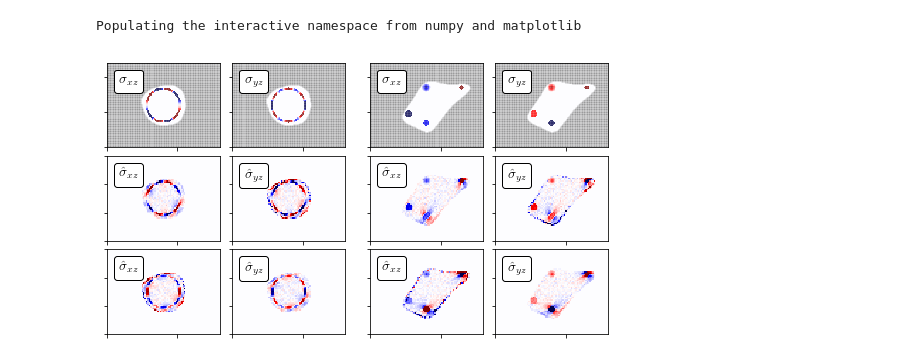
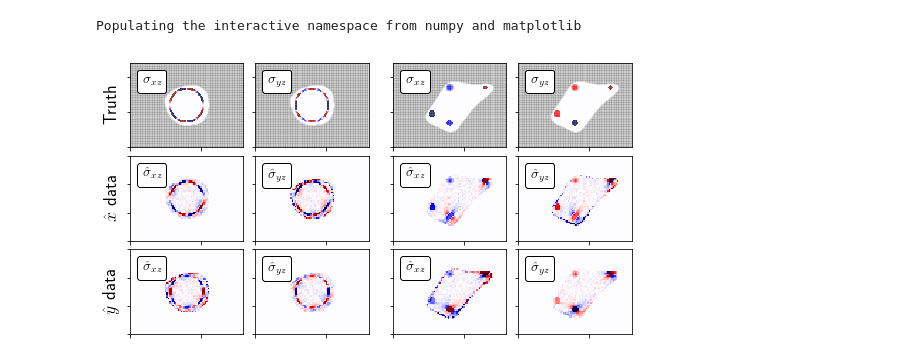
Before and after one commit to jcalifornia/tractionforce, a Jupyter notebook: paper/numerics/unidirectional.ipynb, the cells around one changed output. Drawn from its saved outputs; the diff is of its cells as text; code cells hidden in the pictures.

```diff
--- a/paper/numerics/unidirectional.ipynb
+++ b/paper/numerics/unidirectional.ipynb
@@ -399,31 +399,34 @@ for j in range(J):
                   prop=dict(size=14), frameon=True,
                   loc=2,
                   )
     at.patch.set_boxstyle("round,pad=0.,rounding_size=0.2")
     ax[-1].add_artist(at)
 
     ax += [plt.Subplot(fig, gs_j_right[j+1][0,1])]
     fig.add_subplot(ax[-1])
     ax[-1].pcolormesh(best_s_vals_y,
                      cmap='seismic_r',vmax=max_annulus,vmin=-max_annulus).axes.set_aspect('equal')#
 
     ax[-1].set_yticklabels([])
     ax[-1].set_xticklabels([])
 
     at = AnchoredText("$\hat{\sigma}_{yz}$",
                   prop=dict(size=14), frameon=True,
                   loc=2,
                   )
     at.patch.set_boxstyle("round,pad=0.,rounding_size=0.2")
     ax[-1].add_artist(at)
 
 
 
 # left annotation
 
+ax[0].set_ylabel("Truth",fontsize=18)
+ax[2].set_ylabel("$\hat{x}$ data",fontsize=18)
+ax[4].set_ylabel("$\hat{y}$ data",fontsize=18)
 # top annotation
 
 plt.savefig("../figures/unidirectionfig.pdf",bbox_inches='tight',
                transparent=True)
 # %% [output]
-[figure, old version]
+[figure, new version]
```
Also changed, not shown: 16 other files.
